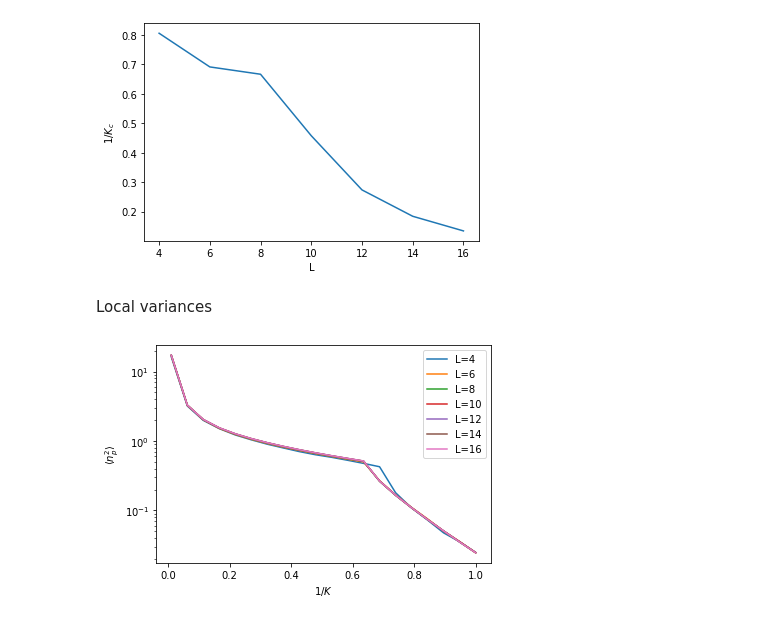
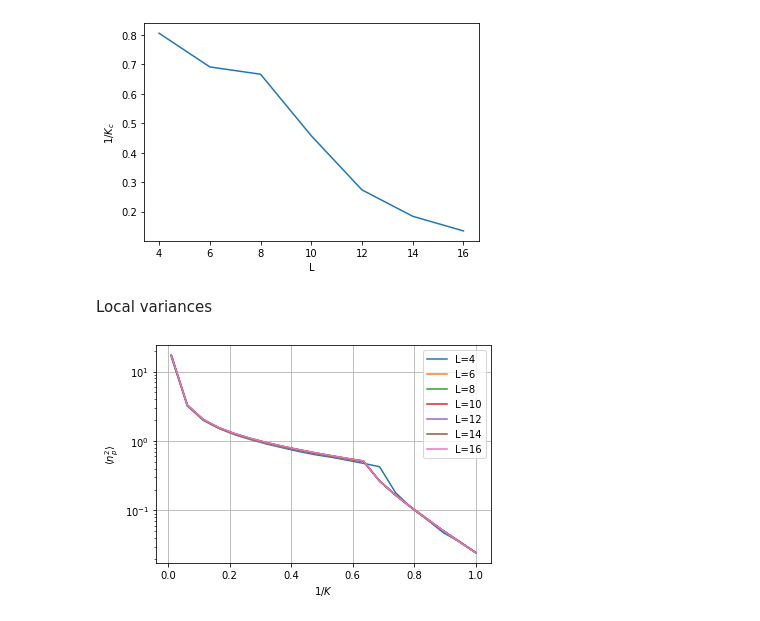
Before and after one commit to Renmusxd/PyGaugeMC, a Jupyter notebook: jupyter/EarlySim.ipynb, the cells around one changed output. Drawn from its saved outputs; the diff is of its cells as text; code cells hidden in the pictures.

Commit message:
Double checking local variance

```diff
--- a/jupyter/EarlySim.ipynb
+++ b/jupyter/EarlySim.ipynb
@@ -79,5 +79,3 @@ plt.ylabel('$1/K_c$')
 plt.show()
 # %% [output]
 [figure]
-# %% [markdown]
-Local variances
@@ -116,15 +82,2 @@ for L in tqdm(all_ls, desc='Lattice sizes'):
-# %%
-var_axis = [-x for x in range(1,8)]
-for L in all_ls:
-    filename = os.path.join(data_dir, '{}.npz'.format(L))
-    arr = np.load(filename)
-    l_data = arr['data']
-    l_data_var = l_data.var(axis=tuple(var_axis))
-    plt.plot(inv_ks, l_data_var, label="L={}".format(L))
-plt.yscale('log')
-plt.xlabel(r'$1/K$')
-plt.ylabel(r'$\langle n_p^2 \rangle$')
-plt.legend()
-plt.show()
-# %% [output]
-[figure, removed]
+# %% [markdown]
+Local variances
@@ -130,0 +116,16 @@ plt.show()
+# %%
+var_axis = tuple([-x for x in range(1,8)])
+for L in all_ls:
+    filename = os.path.join(data_dir, '{}.npz'.format(L))
+    arr = np.load(filename)
+    l_data = arr['data']
+    l_data_var = l_data.var(axis=var_axis)
+    plt.plot(inv_ks, l_data_var, label="L={}".format(L))
+plt.yscale('log')
+plt.xlabel(r'$1/K$')
+plt.ylabel(r'$\langle n_p^2 \rangle$')
+plt.grid()
+plt.legend()
+plt.show()
+# %% [output]
+[figure, added]
```
Also changed, not shown: parts of 8 cells of this notebook.
